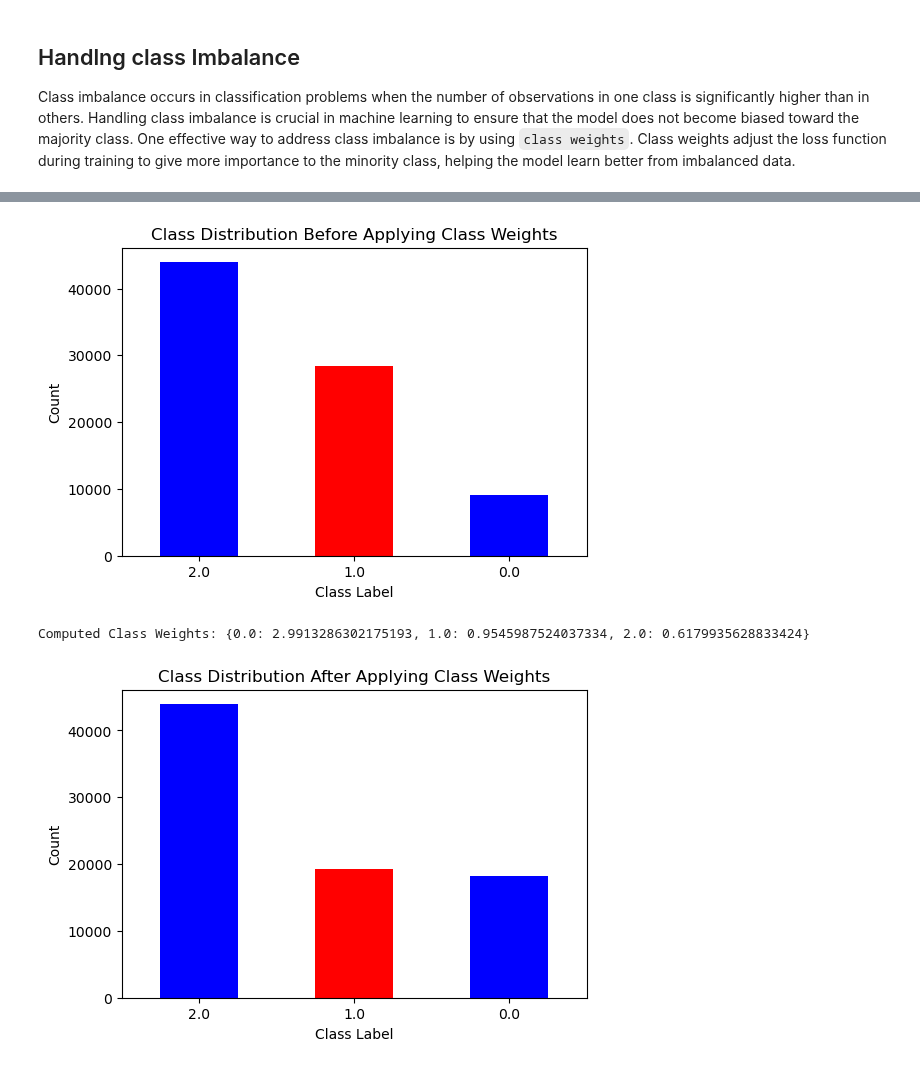
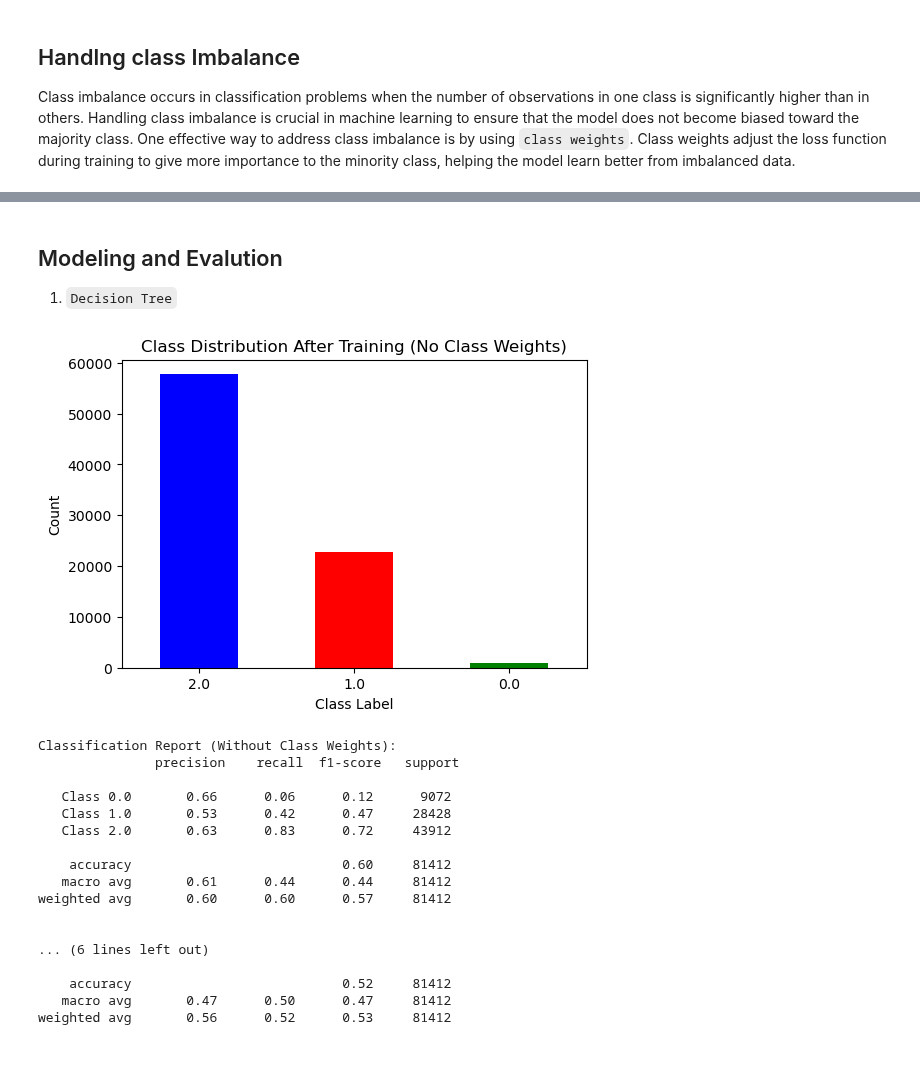
Before and after one commit to Jodhiamboapiyo/Diabetes_130-US_Hospitals_1999-2008, a Jupyter notebook: Notebooks/Kitasi.ipynb, the cells around one changed output, grey strips where cells are left out. Saved outputs shown, nothing was run; the diff lists cells and outputs as text; code cells hidden in the pictures.

```diff
--- a/Notebooks/Kitasi.ipynb
+++ b/Notebooks/Kitasi.ipynb
@@ -627,43 +644,57 @@ Class imbalance occurs in classification problems when the number of observation
+# %% [markdown]
+## Modeling and Evalution
+
+1. `Decision Tree`
 # %%
-#importing libraries.
+from sklearn.tree import DecisionTreeClassifier
 from sklearn.utils.class_weight import compute_class_weight
-from sklearn.linear_model import LogisticRegression
-from sklearn.model_selection import train_test_split
+from sklearn.metrics import classification_report
 
+# Step 2: Train Decision Tree (Without Class Weights)
+model1 = DecisionTreeClassifier(random_state=42, max_depth=10)  # No class weights
+model1.fit(X_train, y_train)
+y_pred1 = model1.predict(X_train)
 
-# Step 1: Visualize Class Distribution Before Applying Class Weights
+# Step 3: Compute Class Weights & Train Decision Tree (With Class Weights)
+classes = np.unique(y_train)
+class_weights = compute_class_weight(class_weight='balanced', classes=classes, y=y_train)
+class_weight_dict = {cls: weight for cls, weight in zip(classes, class_weights)}
+
+model2 = DecisionTreeClassifier(random_state=42, max_depth=10, class_weight=class_weight_dict)
+model2.fit(X_train, y_train)
+y_pred2 = model2.predict(X_train)
+
+# Step 4: Compare Class Distribution After Training
 plt.figure(figsize=(6, 4))
-y_train.value_counts().plot(kind='bar', color=['blue', 'red'])
-plt.title("Class Distribution Before Applying Class Weights")
+pd.Series(y_pred1).value_counts().plot(kind='bar', color=['blue', 'red', 'green'])
+plt.title("Class Distribution After Training (No Class Weights)")
 plt.xlabel("Class Label")
 plt.ylabel("Count")
 plt.xticks(rotation=0)
 plt.show()
 
-# Step 2: Compute Class Weights
-classes = np.unique(y_train)
-class_weights = compute_class_weight(class_weight='balanced', classes=classes, y=y_train)
-class_weight_dict = {cls: weight for cls, weight in zip(classes, class_weights)}
+# Step 5: Generate and Compare Classification Reports
+report1 = classification_report(y_train, y_pred1, target_names=[f"Class {c}" for c in np.unique(y_train)])
+report2 = classification_report(y_train, y_pred2, target_names=[f"Class {c}" for c in np.unique(y_train)])
 
-print("Computed Class Weights:", class_weight_dict)
-
-# Step 3: Train a Model with Class Weights
-# model = LogisticRegression(class_weight=class_weight_dict, random_state=42)
-model = LogisticRegression(class_weight="balanced", solver="saga", max_iter=500)
-
-model.fit(X_train, y_train)
-
-# Step 4: Visualize Class Distribution After Applying Class Weights
-y_pred = model.predict(X_train)
-
-plt.figure(figsize=(6, 4))
-pd.Series(y_pred).value_counts().plot(kind='bar', color=['blue', 'red'])
-plt.title("Class Distribution After Applying Class Weights")
-plt.xlabel("Class Label")
-plt.ylabel("Count")
-plt.xticks(rotation=0)
-plt.show()
+print("\nClassification Report (Without Class Weights):\n", report1)
+print("\nClassification Report (With Class Weights):\n", report2)
 # %% [output]
-[figure, old version]
+[figure, new version]
-Computed Class Weights: {0.0: 2.9913286302175193, 1.0: 0.9545987524037334, 2.0: 0.6179935628833424}
+Classification Report (Without Class Weights):
+               precision    recall  f1-score   support
+
+   Class 0.0       0.66      0.06      0.12      9072
+   Class 1.0       0.53      0.42      0.47     28428
+   Class 2.0       0.63      0.83      0.72     43912
+
+    accuracy                           0.60     81412
+   macro avg       0.61      0.44      0.44     81412
+weighted avg       0.60      0.60      0.57     81412
+
+
+... (6 lines left out)
+
+    accuracy                           0.52     81412
+   macro avg       0.47      0.50      0.47     81412
+weighted avg       0.56      0.52      0.53     81412
-[figure, removed]
```
Also changed, not shown: parts of 16 cells of this notebook, 5 other files.
